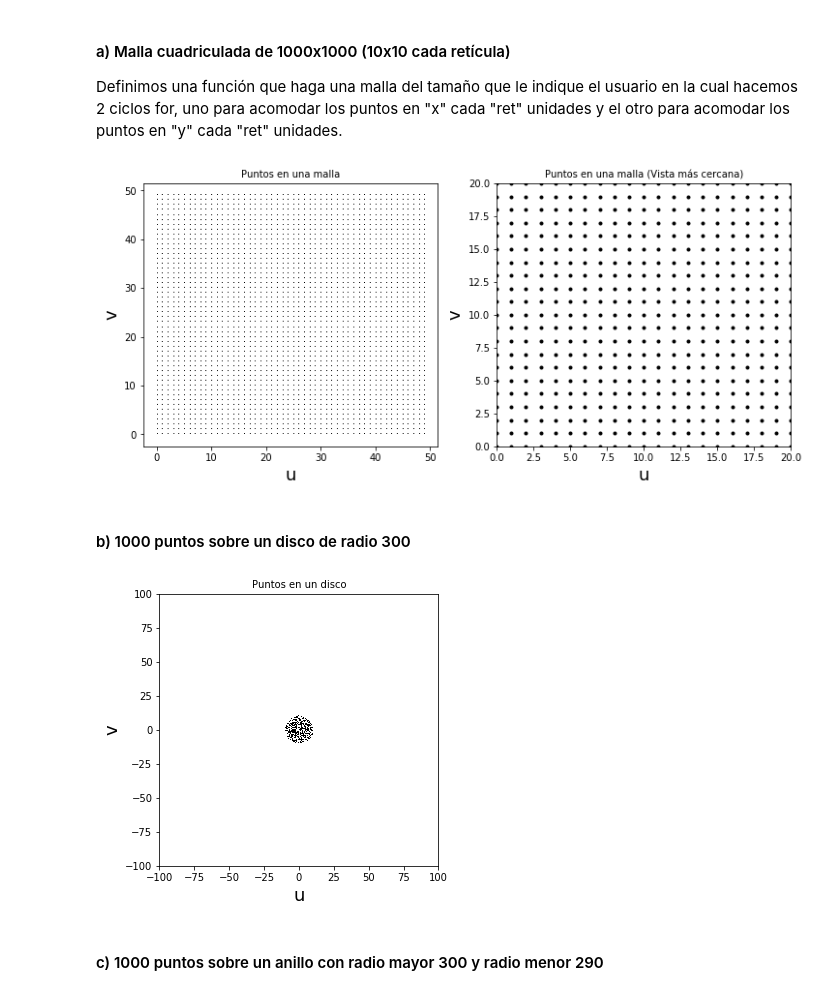
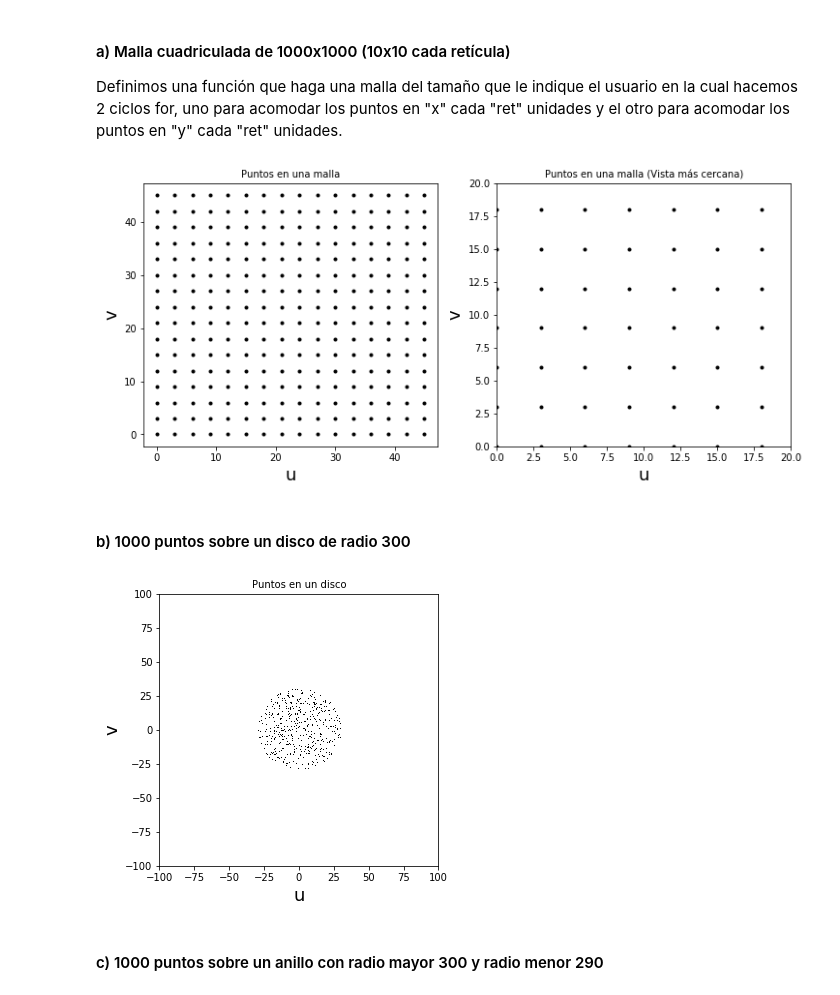
Before and after one commit to CosmoStats/cosmostats2018-Oscar2401, a Jupyter notebook: 2daParte/Ejercicio2/parte_1_2.ipynb, the cells around one changed output. Cells and saved outputs as stored; diff of their text form; code cells hidden in the pictures.

```diff
--- a/2daParte/Ejercicio2/parte_1_2.ipynb
+++ b/2daParte/Ejercicio2/parte_1_2.ipynb
@@ -32,24 +32,24 @@ def malla_cuad (tamaño,ret):
     return np.loadtxt('Tabla_Datos_malla.dat')
 # %%
 Dt_1=[]
-Dt_1 = malla_cuad(50,1) #hacemos una malla de tamaño 1000x1000 (10x10 cada reticula)
+Dt_1 = malla_cuad(50,3) #hacemos una malla de tamaño 1000x1000 (10x10 cada reticula)
 
 plt.figure(figsize=(12,5))
 plt.subplot(1,2,1)
 plt.title('Puntos en una malla',fontsize=10)
-plt.plot(Dt_1[:,0],Dt_1[:,1],'k,')
+plt.plot(Dt_1[:,0],Dt_1[:,1],'k.')
 plt.xlabel('u',fontsize=18)
 plt.ylabel('v',fontsize=18)
 plt.subplot(1,2,2)
 plt.title('Puntos en una malla (Vista más cercana)',fontsize=10)
 plt.plot(Dt_1[:,0],Dt_1[:,1],'k.')
 plt.xlabel('u',fontsize=18)
 plt.ylabel('v',fontsize=18)
 plt.xlim(0,20)
 plt.ylim(0,20)
 plt.show()
 # %% [output]
-[figure, old version]
+[figure, new version]
 # %% [markdown]
 #### b) 1000 puntos sobre un disco de radio 300
 # %%
@@ -65,7 +65,7 @@ def disco_random (rad,puntos):
     D.close()
     return np.loadtxt('Tabla_Datos_disco.dat')
 # %%
-Dt_2 = disco_random(10,400)
+Dt_2 = disco_random(30,450)
 
 plt.figure(figsize=(5,5))
 plt.title('Puntos en un disco',fontsize=10)
@@ -76,7 +76,7 @@ plt.xlim(-100,100)
 plt.ylim(-100,100)
 plt.show()
 # %% [output]
-[figure, old version]
+[figure, new version]
 # %% [markdown]
 #### c) 1000 puntos sobre un anillo con radio mayor 300 y radio menor 290
 # %%
```
Also changed, not shown: parts of 3 cells of this notebook, 5 other files.
